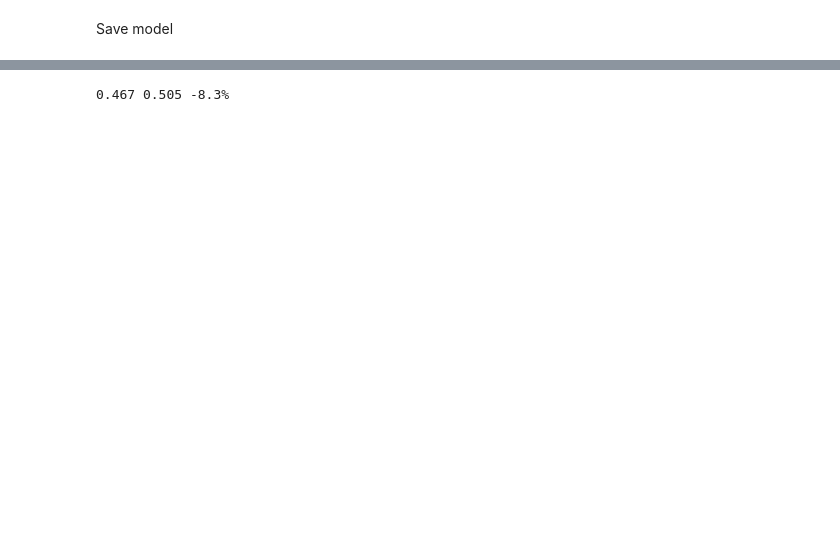
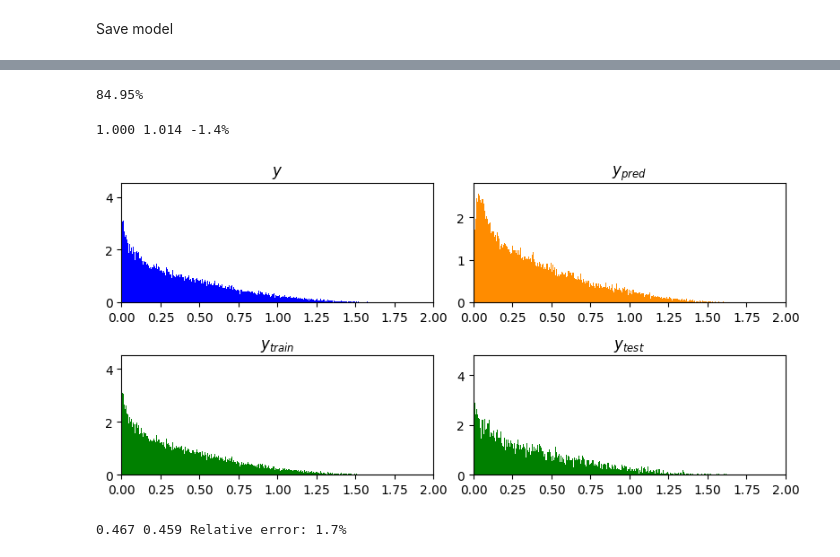
Before and after one commit to lsants/DeepOperatorML, a Jupyter notebook: src/integral_interpolator.ipynb, the cells around one changed output, grey strips where cells are left out. Drawn from its saved outputs; the diff is of its cells as text; code cells hidden in the pictures; blank space fills up the shorter version.

Commit message:
working model

```diff
--- a/src/integral_interpolator.ipynb
+++ b/src/integral_interpolator.ipynb
@@ -179,13 +210,60 @@ Save model
+# %%
+X_n, y_n = poly_data[0], poly_data[1]
+y = y_n*y_std + y_mean
+y_pred_n = model(torch.atleast_2d(torch.tensor(X_n))).detach().numpy().squeeze()
+y_pred = y_pred_n*y_std + y_mean
+y_train_n = training_data[:][1]
+y_train = y_train_n*y_std + y_mean
+y_test_n = test_data[:][1]
+y_test = y_test_n*y_std + y_mean
+error = (np.abs(y_pred - y) < 0.1*y).sum() / len(y)
+print(f'{error:.2%}')
+# %% [output]
+84.95%
+# %%
+a = gc.compute_integral(([0, 0, 1, 1]))
+b = model(torch.atleast_2d(torch.tensor(gc.normalize([0, 0, 1, 1], X_mean, X_std), dtype=torch.float64)))
+b = gc.unnormalize(b.item(),y_mean, y_std,)
+outs = [a,
+      b,
+      ((a - b)/a).item()]
+
+outs = list(map(lambda x: f'{x:.3f}', outs))
+outs[-1] = f'{float(outs[-1]):.1%}'
+outs
+print(*outs, '\n')
+# %% [output]
+1.000 1.014 -1.4%
+# %%
+fig, ax = plt.subplots(2,2, figsize=(8,4))
+ax[0, 0].hist(y, bins=1000, label='y', color='blue', density=True)
+ax[0, 0].set_xlim([0, 2])
+ax[0, 0].set_title(f'$y$')
+ax[0, 1].hist(y_pred, bins=1000, label='y_pred', color='darkorange', density=True)
+ax[0, 1].set_xlim([0, 2])
+ax[0, 1].set_title(f'$y_{{pred}}$')
+ax[1, 0].hist(y_train, bins=1000, label='y_train', color='green', density=True)
+ax[1, 0].set_xlim([0, 2])
+ax[1, 0].set_title(f'$y_{{train}}$')
+ax[1, 1].hist(y_test, bins=1000, label='y_test', color='green', density=True)
+ax[1, 1].set_xlim([0, 2])
+ax[1, 1].set_title(f'$y_{{test}}$')
+
+fig.tight_layout()
+plt.show()
+# %% [output]
+[figure, added]
 # %%
-a = gc.compute_integral([0.8, 0.2, 0.1, 1])
-b = model(torch.atleast_2d(torch.tensor([0.8, 0.2, 0.1, 1])))
+a = gc.compute_integral(([0.8, 0.2, 0.1, 1]))
+b = model(torch.atleast_2d(torch.tensor(gc.normalize([0.8, 0.2, 0.1, 1], X_mean, X_std), dtype=torch.float64)))
+b = gc.unnormalize(b.item(),y_mean, y_std,)
 outs = [a,
-      b.item(),
+      b,
       ((a - b)/a).item()]
 
 outs = list(map(lambda x: f'{x:.3f}', outs))
-outs[-1] = f'{float(outs[-1]):.1%}'
+outs[-1] = f'Relative error: {float(outs[-1]):.1%}'
 outs
 print(*outs, '\n')
 # %% [output]
-0.467 0.505 -8.3%
+0.467 0.459 Relative error: 1.7%
```
Also changed, not shown: parts of 11 cells of this notebook, 2 other files.
